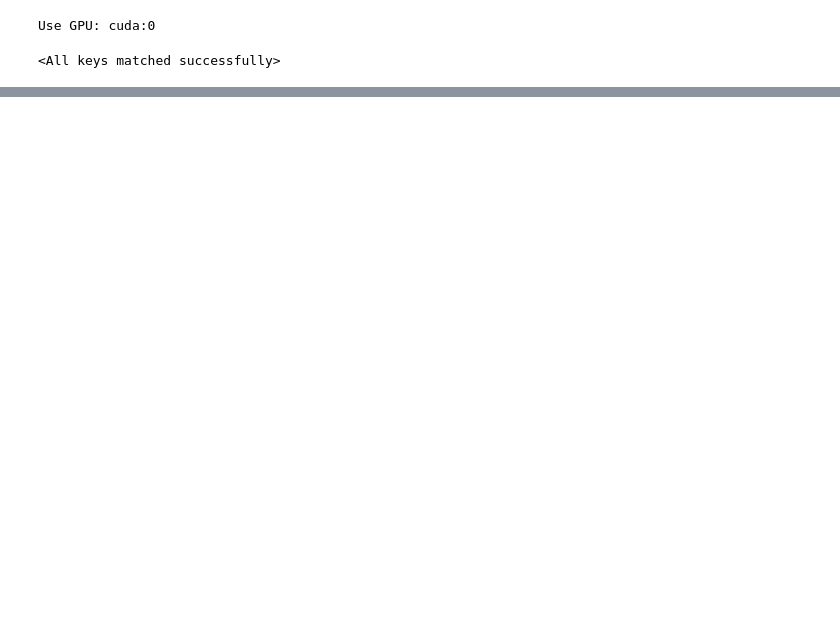
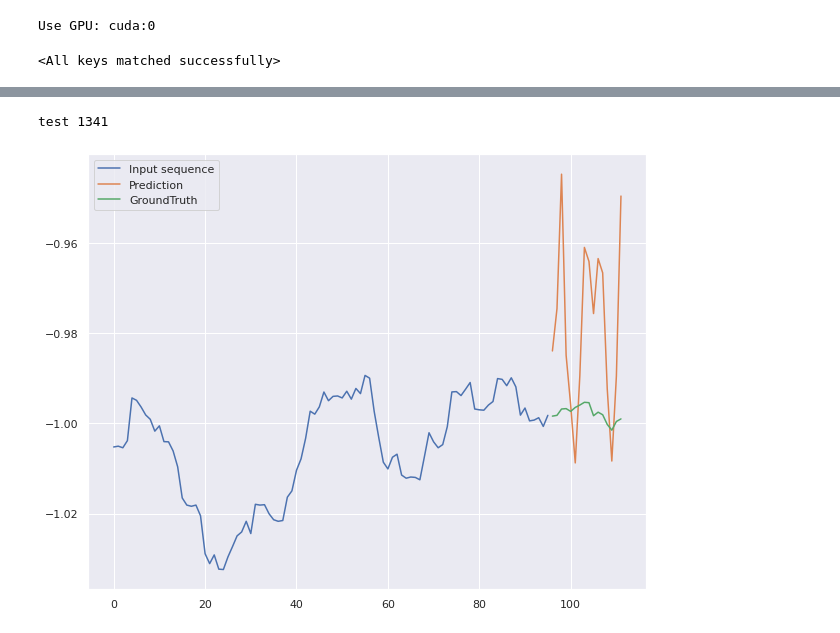
Before and after one commit to Biksbois/BiksStonks, a Jupyter notebook: Forcasting_Models/Informer/train_informer.ipynb, the cells around one changed output, grey strips where cells are left out. Cells and saved outputs as stored; diff of their text form; code cells hidden in the pictures; blank space fills up the shorter version.

Commit message:
input sequence -> pred plot

```diff
--- a/Forcasting_Models/Informer/train_informer.ipynb
+++ b/Forcasting_Models/Informer/train_informer.ipynb
@@ -253,0 +254,8 @@ plt.show()
+# %%
+test_data, test_loader = exp._get_data(flag='test')
+# %% [output]
+test 1341
+# %%
+plot_sample(exp, test_data, idx=200, figsize=(10,8))
+# %% [output]
+[figure, added]
```
Also changed, not shown: parts of 9 cells of this notebook, 1 other file.
